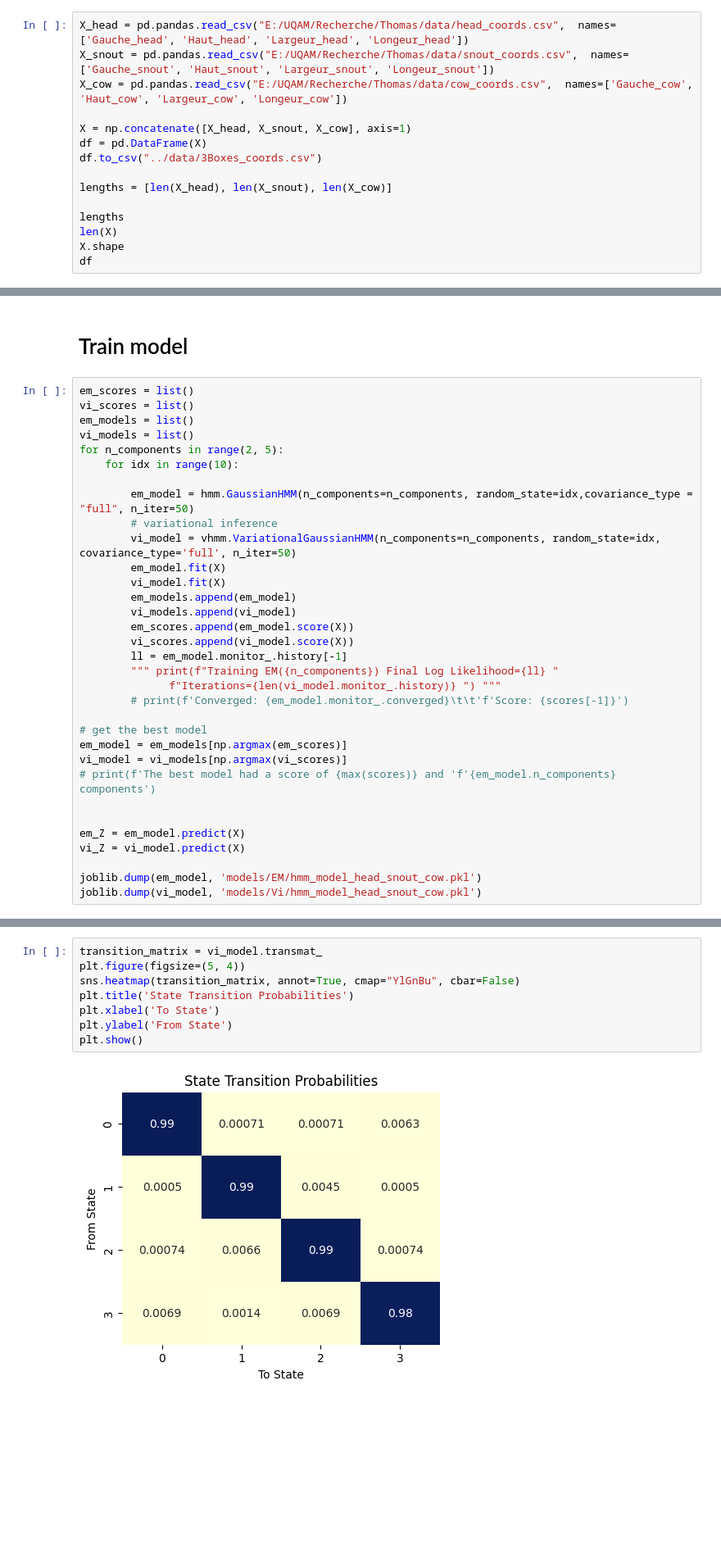
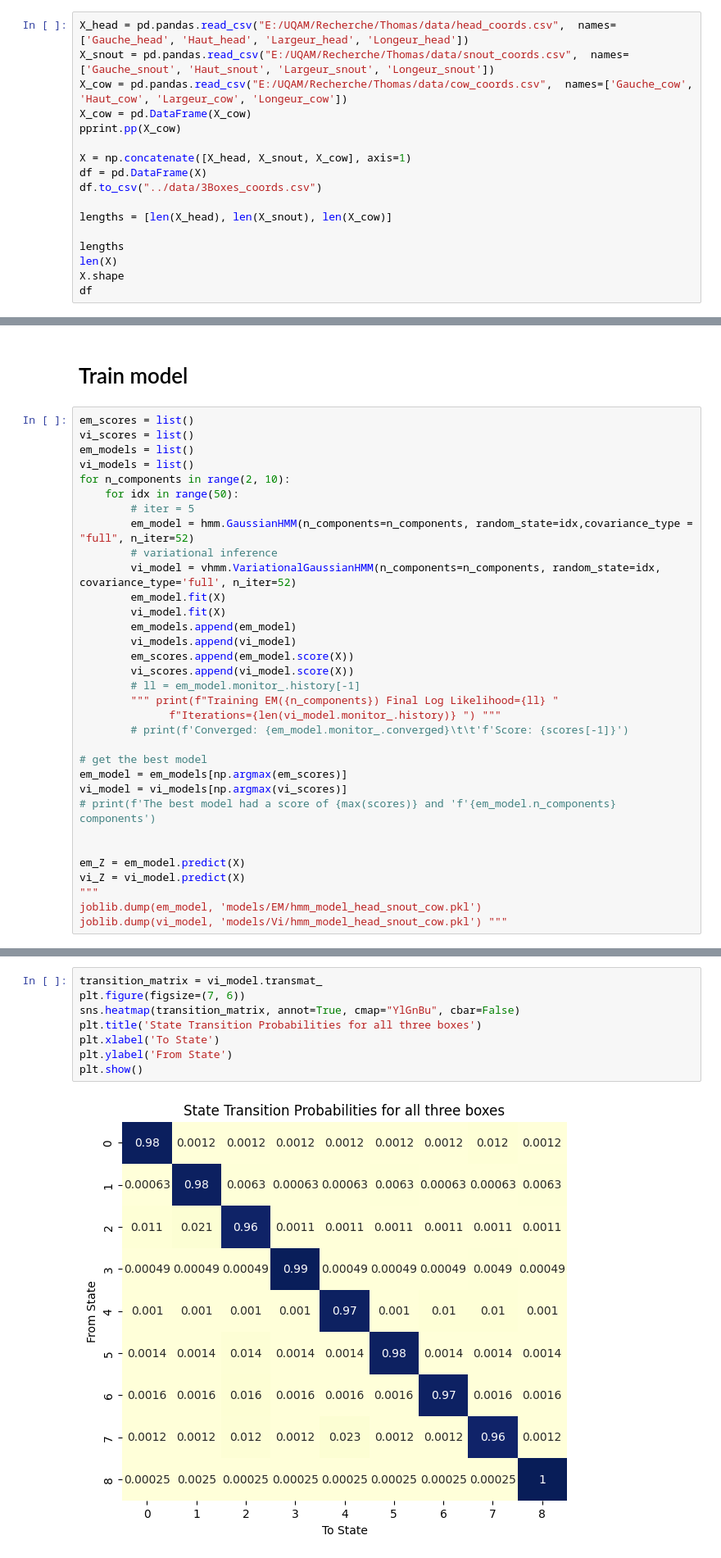
Before and after one commit to RinVyX/HmmComportement, a Jupyter notebook: 3box.ipynb, the cells around one changed output, grey strips where cells are left out. Shown at 82% size. Cells and saved outputs as stored; diff of their text form; blank space fills up the shorter version.

```diff
--- a/3box.ipynb
+++ b/3box.ipynb
@@ -13,6 +13,8 @@ Chargement des corrdonnées du museau
 X_head = pd.pandas.read_csv("E:/UQAM/Recherche/Thomas/data/head_coords.csv",  names=['Gauche_head', 'Haut_head', 'Largeur_head', 'Longeur_head'])
 X_snout = pd.pandas.read_csv("E:/UQAM/Recherche/Thomas/data/snout_coords.csv",  names=['Gauche_snout', 'Haut_snout', 'Largeur_snout', 'Longeur_snout'])
 X_cow = pd.pandas.read_csv("E:/UQAM/Recherche/Thomas/data/cow_coords.csv",  names=['Gauche_cow', 'Haut_cow', 'Largeur_cow', 'Longeur_cow'])
+X_cow = pd.DataFrame(X_cow)
+pprint.pp(X_cow)
 
 X = np.concatenate([X_head, X_snout, X_cow], axis=1)
 df = pd.DataFrame(X)
@@ -57,19 +61,19 @@ em_scores = list()
 vi_scores = list()
 em_models = list()
 vi_models = list()
-for n_components in range(2, 5):
-    for idx in range(10):
-
-        em_model = hmm.GaussianHMM(n_components=n_components, random_state=idx,covariance_type = "full", n_iter=50)
+for n_components in range(2, 10):
+    for idx in range(50):
+        # iter = 5
+        em_model = hmm.GaussianHMM(n_components=n_components, random_state=idx,covariance_type = "full", n_iter=52)
         # variational inference
-        vi_model = vhmm.VariationalGaussianHMM(n_components=n_components, random_state=idx, covariance_type='full', n_iter=50)
+        vi_model = vhmm.VariationalGaussianHMM(n_components=n_components, random_state=idx, covariance_type='full', n_iter=52)
         em_model.fit(X)
         vi_model.fit(X)
         em_models.append(em_model)
         vi_models.append(vi_model)
         em_scores.append(em_model.score(X))
         vi_scores.append(vi_model.score(X))
-        ll = em_model.monitor_.history[-1]
+        # ll = em_model.monitor_.history[-1]
         """ print(f"Training EM({n_components}) Final Log Likelihood={ll} "
               f"Iterations={len(vi_model.monitor_.history)} ") """
         # print(f'Converged: {em_model.monitor_.converged}\t\t'f'Score: {scores[-1]}')
@@ -82,7 +86,7 @@ vi_model = vi_models[np.argmax(vi_scores)]
 
 em_Z = em_model.predict(X)
 vi_Z = vi_model.predict(X)
-
+"""
 joblib.dump(em_model, 'models/EM/hmm_model_head_snout_cow.pkl')
-joblib.dump(vi_model, 'models/Vi/hmm_model_head_snout_cow.pkl')
+joblib.dump(vi_model, 'models/Vi/hmm_model_head_snout_cow.pkl') """
 # %% [output]
@@ -212,11 +218,11 @@ plt.show()
 # %%
 transition_matrix = vi_model.transmat_
-plt.figure(figsize=(5, 4))
+plt.figure(figsize=(7, 6))
 sns.heatmap(transition_matrix, annot=True, cmap="YlGnBu", cbar=False)
-plt.title('State Transition Probabilities')
+plt.title('State Transition Probabilities for all three boxes')
 plt.xlabel('To State')
 plt.ylabel('From State')
 plt.show()
 # %% [output]
-[figure, old version]
+[figure, new version]
 # %%
```
Also changed, not shown: parts of 13 cells of this notebook, 12 other files.
